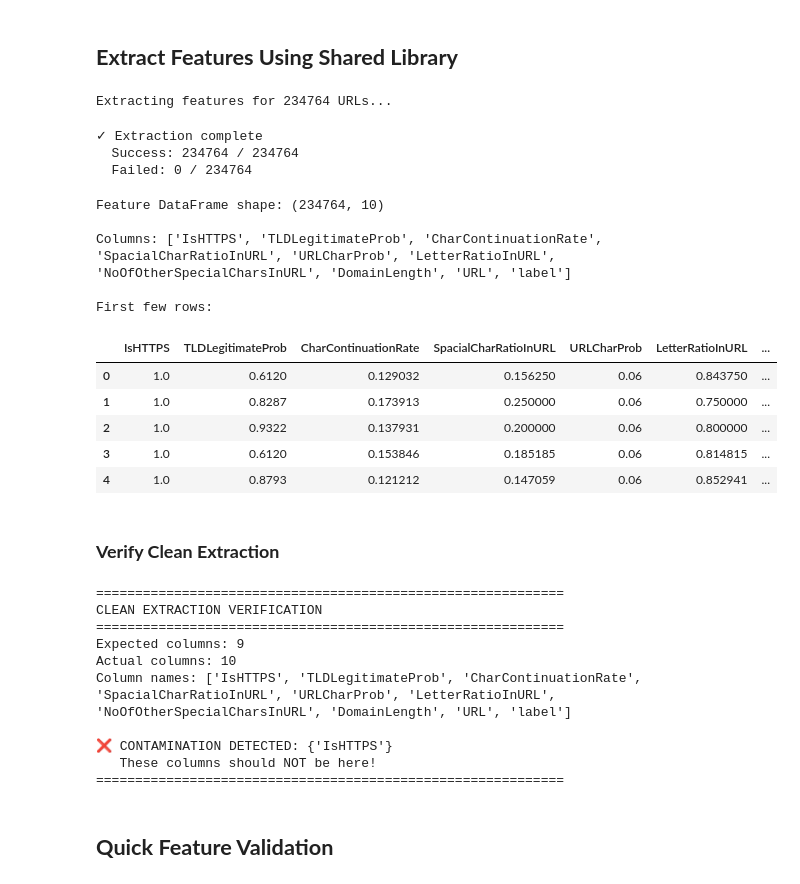
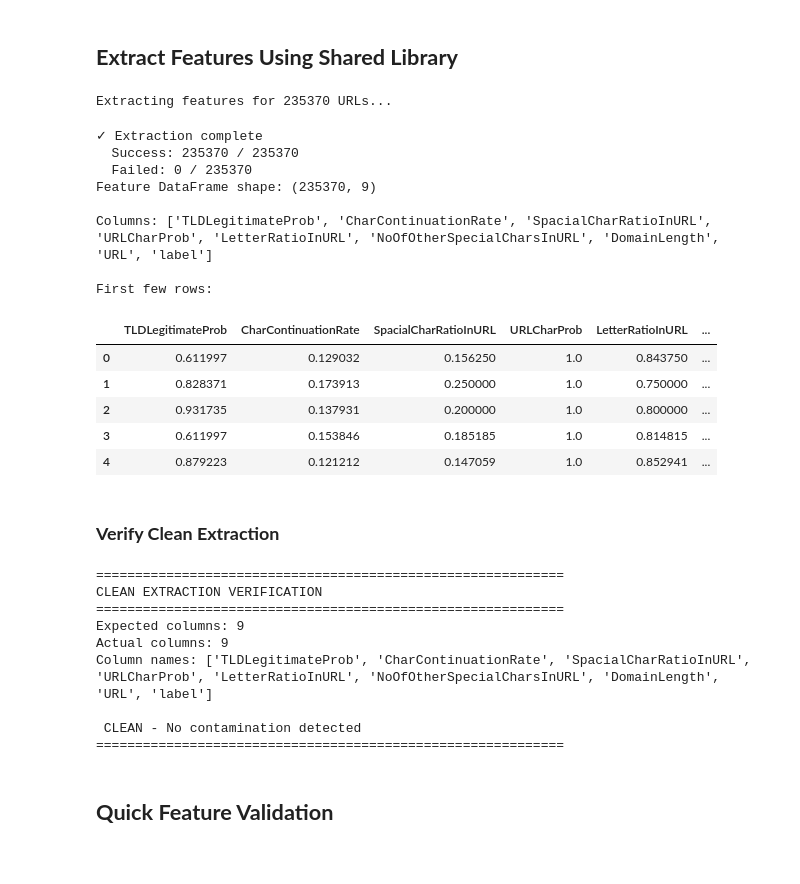
Before and after one commit to fitsblb/PhishGuardAI, a Jupyter notebook: notebooks/01_feature_engineering.ipynb, the cells around one changed output. Saved outputs shown, nothing was run; the diff lists cells and outputs as text; code cells hidden in the pictures.

```diff
--- a/notebooks/01_feature_engineering.ipynb
+++ b/notebooks/01_feature_engineering.ipynb
@@ -619,57 +663,57 @@ print(f"Extracting features for {len(df_raw)} URLs...")
 
 # Extract features for each URL
 features_list = []
 failed_urls = []
 
 for idx, row in tqdm(df_raw.iterrows(), total=len(df_raw), desc="Extracting features"):
     try:
         url = row["URL"]
         # Extract ALL 8 features (supports both 7-feature and 8-feature models)
-        features = extract_features(url, include_https=True)
+        features = extract_features(url, include_https=False)
         features["URL"] = url  # Keep URL for reference
         features["label"] = row[label_col]  # Keep label for each row
         features_list.append(features)
 
     except Exception as e:
         # Log failed URLs but continue
         url = row["URL"] if "row" in locals() else "unknown"
         failed_urls.append((url, str(e)))
         if len(failed_urls) <= 5:  # Only print first 5 errors
             print(f"Failed to extract features for {url}: {e}")
 
 print(f"\n✓ Extraction complete")
 print(f"  Success: {len(features_list)} / {len(df_raw)}")
 print(f"  Failed: {len(failed_urls)} / {len(df_raw)}")
 
 if len(failed_urls) > 0:
     print(f"\nFirst 5 failures:")
     for url, error in failed_urls[:5]:
         print(f"  {url[:50]}... → {error}")
+
+
+# Convert to DataFrame
+df_features = pd.DataFrame(features_list)
+
+print(f"Feature DataFrame shape: {df_features.shape}")
+print(f"\nColumns: {list(df_features.columns)}")
+print(f"\nFirst few rows:")
+df_features.head()
 # %% [output]
-Extracting features for 234764 URLs...
+Extracting features for 235370 URLs...
 ✓ Extraction complete
-  Success: 234764 / 234764
-  Failed: 0 / 234764
+  Success: 235370 / 235370
+  Failed: 0 / 235370
+Feature DataFrame shape: (235370, 9)
+
+Columns: ['TLDLegitimateProb', 'CharContinuationRate', 'SpacialCharRatioInURL', 'URLCharProb', 'LetterRatioInURL', 'NoOfOtherSpecialCharsInURL', 'DomainLength', 'URL', 'label']
+
+First few rows:
+|  | TLDLegitimateProb | CharContinuationRate | SpacialCharRatioInURL | URLCharProb | LetterRatioInURL | ... |
+| 0 | 0.611997 | 0.129032 | 0.156250 | 1.0 | 0.843750 | ... |
+| 1 | 0.828371 | 0.173913 | 0.250000 | 1.0 | 0.750000 | ... |
+| 2 | 0.931735 | 0.137931 | 0.200000 | 1.0 | 0.800000 | ... |
+| 3 | 0.611997 | 0.153846 | 0.185185 | 1.0 | 0.814815 | ... |
+| 4 | 0.879223 | 0.121212 | 0.147059 | 1.0 | 0.852941 | ... |
-# %%
-# Convert to DataFrame
-df_features = pd.DataFrame(features_list)
-
-print(f"Feature DataFrame shape: {df_features.shape}")
-print(f"\nColumns: {list(df_features.columns)}")
-print(f"\nFirst few rows:")
-df_features.head()
-# %% [output]
-Feature DataFrame shape: (234764, 10)
-
-Columns: ['IsHTTPS', 'TLDLegitimateProb', 'CharContinuationRate', 'SpacialCharRatioInURL', 'URLCharProb', 'LetterRatioInURL', 'NoOfOtherSpecialCharsInURL', 'DomainLength', 'URL', 'label']
-
-First few rows:
-|  | IsHTTPS | TLDLegitimateProb | CharContinuationRate | SpacialCharRatioInURL | URLCharProb | LetterRatioInURL | ... |
-| 0 | 1.0 | 0.6120 | 0.129032 | 0.156250 | 0.06 | 0.843750 | ... |
-| 1 | 1.0 | 0.8287 | 0.173913 | 0.250000 | 0.06 | 0.750000 | ... |
-| 2 | 1.0 | 0.9322 | 0.137931 | 0.200000 | 0.06 | 0.800000 | ... |
-| 3 | 1.0 | 0.6120 | 0.153846 | 0.185185 | 0.06 | 0.814815 | ... |
-| 4 | 1.0 | 0.8793 | 0.121212 | 0.147059 | 0.06 | 0.852941 | ... |
 # %% [markdown]
 ### **Verify Clean Extraction**
 # %%
@@ -697,10 +741,10 @@ print(f"Column names: {list(df_features.columns)}")
 # Check for contamination
 unexpected = set(df_features.columns) - set(expected_cols)
 if unexpected:
-    print(f"\n❌ CONTAMINATION DETECTED: {unexpected}")
+    print(f"\n CONTAMINATION DETECTED: {unexpected}")
     print("   These columns should NOT be here!")
 else:
-    print(f"\n✅ CLEAN - No contamination detected")
+    print(f"\n CLEAN - No contamination detected")
 
 print("=" * 60)
 # %% [output]
@@ -708,11 +752,10 @@ print("=" * 60)
 CLEAN EXTRACTION VERIFICATION
 ============================================================
 Expected columns: 9
-Actual columns: 10
-Column names: ['IsHTTPS', 'TLDLegitimateProb', 'CharContinuationRate', 'SpacialCharRatioInURL', 'URLCharProb', 'LetterRatioInURL', 'NoOfOtherSpecialCharsInURL', 'DomainLength', 'URL', 'label']
+Actual columns: 9
+Column names: ['TLDLegitimateProb', 'CharContinuationRate', 'SpacialCharRatioInURL', 'URLCharProb', 'LetterRatioInURL', 'NoOfOtherSpecialCharsInURL', 'DomainLength', 'URL', 'label']
 
-❌ CONTAMINATION DETECTED: {'IsHTTPS'}
-   These columns should NOT be here!
+ CLEAN - No contamination detected
 ============================================================
 # %% [markdown]
 ## **Quick Feature Validation**
```
Also changed, not shown: parts of 23 cells of this notebook, 35 other files.
